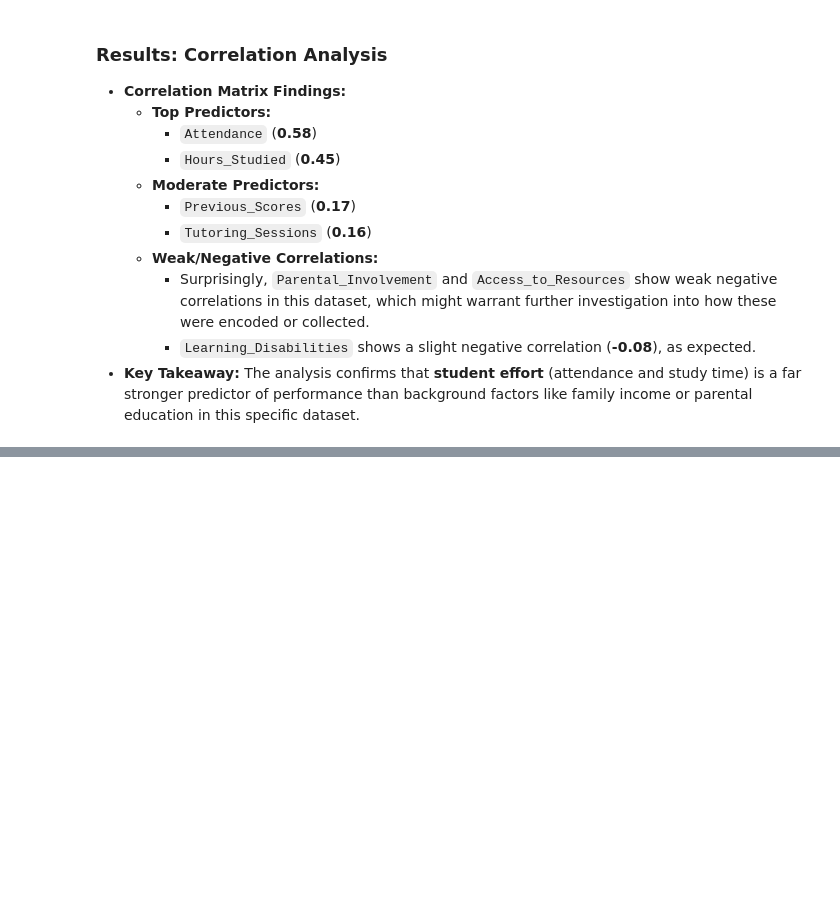
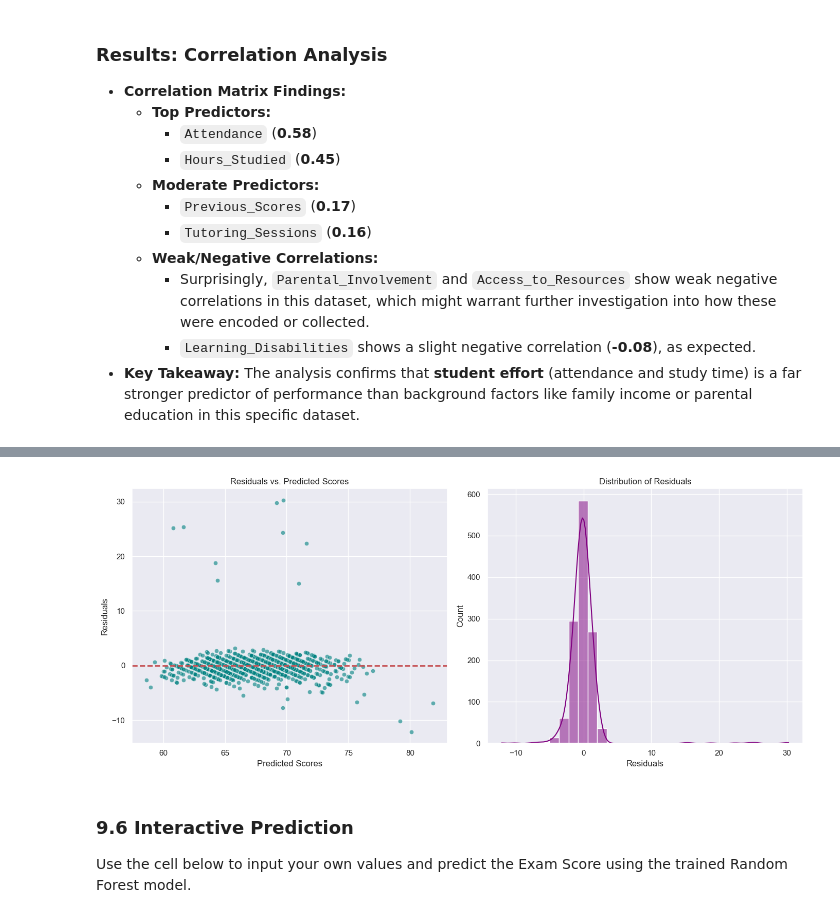
Before and after one commit to paarthsiloiya/Student-Performance-Factors-Analysis, a Jupyter notebook: Student-Performance-Factors-Analysis.ipynb, the cells around one changed output, grey strips where cells are left out. Drawn from its saved outputs; the diff is of its cells as text; code cells hidden in the pictures; blank space fills up the shorter version.

```diff
--- a/Student-Performance-Factors-Analysis.ipynb
+++ b/Student-Performance-Factors-Analysis.ipynb
@@ -370,0 +499,27 @@ plt.show()
+# %%
+# Calculate residuals
+residuals = y_test - y_pred
+
+plt.figure(figsize=(14, 6))
+
+# Plot 1: Residuals vs Predicted Values
+plt.subplot(1, 2, 1)
+sns.scatterplot(x=y_pred, y=residuals, alpha=0.6, color='teal')
+plt.axhline(y=0, color='r', linestyle='--', lw=2)
+plt.xlabel('Predicted Scores')
+plt.ylabel('Residuals')
+plt.title('Residuals vs. Predicted Scores')
+
+# Plot 2: Distribution of Residuals
+plt.subplot(1, 2, 2)
+sns.histplot(residuals, kde=True, color='purple', bins=30)
+plt.xlabel('Residuals')
+plt.title('Distribution of Residuals')
+
+plt.tight_layout()
+plt.show()
+# %% [output]
+[figure, added]
+# %% [markdown]
+### 9.6 Interactive Prediction
+Use the cell below to input your own values and predict the Exam Score using the trained Random Forest model.
```
Also changed, not shown: parts of 13 cells of this notebook, 1 other file.
